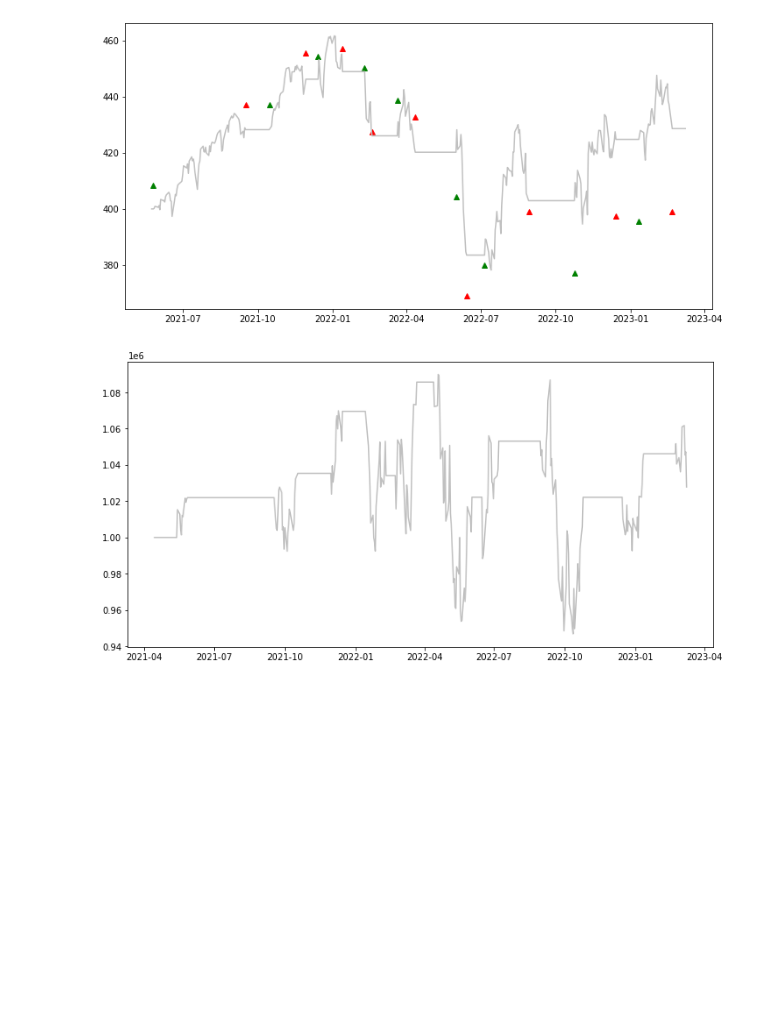
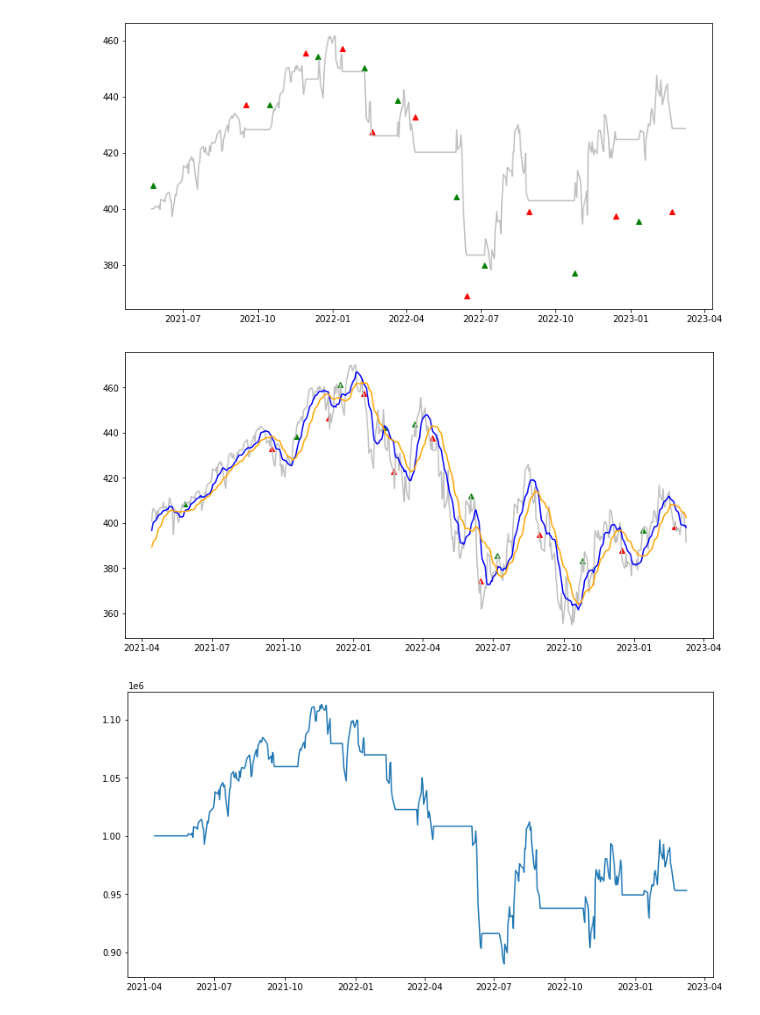
Before and after one commit to ag3nt3154/Quantitative_Finance_Modelling, a Jupyter notebook: testing.ipynb, the cells around one changed output. Drawn from its saved outputs; the diff is of its cells as text; code cells hidden in the pictures; blank space fills up the shorter version.

```diff
--- a/testing.ipynb
+++ b/testing.ipynb
@@ -132,28 +132,13 @@ plt.show()
 # %% [output]
 [figure]
 # %%
-def ma_crossover(input_arr, trader_state, **kwargs):
-    '''
-    input_arr = O, H, L, C, ADJC, V, S, S+1
-    trader_state = cash, position, position_value, portfolio_value, margin
-    '''
-    buy_threshold = get_attr(kwargs, 'buy_threshold', 0)
-    sell_threshold = get_attr(kwargs, 'sell_threshold', 0)
-    cash, position, position_value, portfolio_value, margin = trader_state
-    _, _, _, _, adjclose, volume, signal, signal_1 = input_arr
 
-    limit_order = np.zeros(2)
-    if  signal < buy_threshold and signal_1 > buy_threshold:
-        limit_order[0] = adjclose
-        limit_order[1] = cash // adjclose
-    elif signal > sell_threshold and signal_1 < sell_threshold:
-        limit_order[0] = adjclose
-        limit_order[1] = -position
-
-    return limit_order
 
 df = spy_df.copy()
 df = df.iloc[-500:]
+df['ma1'] = df['adjclose'].rolling(10).mean()
+df['ma2'] = df['adjclose'].rolling(20).mean()
+
 df['signal'] = df['adjclose'].rolling(10).mean() - df['adjclose'].rolling(20).mean()
 df['signal+1'] = df['signal'].shift(1)
 df = df.dropna()
@@ -173,37 +158,49 @@ trader_state = np.array([1e6, 0, 0, 1e6, 0])
 cash, position, position_value, portfolio_value, margin = trader_state
 
 for i in range(len(df)):
-    input_arr = df.loc[df.index[i], ['open', 'high', 'low', 'close', 'adjclose', 'volume', 'signal', 'signal+1']]
+    input_arr = df.loc[df.index[i], ['adjclose', 'signal', 'signal+1']]
     input_arr = np.array(input_arr)
     limit_order = ma_crossover(input_arr, trader_state)
     order_price = limit_order[0]
     order_quantity = limit_order[1]
     df.loc[df.index[i], 'order_price'] = order_price
     df.loc[df.index[i], 'order_quantity'] = order_quantity
 
     cash -= order_price * order_quantity
     position += order_quantity
     position_value = position * df.loc[df.index[i], 'adjclose']
     portfolio_value = cash + position_value
     if position_value != 0:
         margin = portfolio_value / abs(position_value)
     else:
         margin = None
 
     trader_state = (cash, position, position_value, portfolio_value, margin)
 
     df.loc[df.index[i], 'cash'] = cash
     df.loc[df.index[i], 'position'] = position
     df.loc[df.index[i], 'position_value'] = position_value
     df.loc[df.index[i], 'portfolio_value'] = portfolio_value
     df.loc[df.index[i], 'margin'] = margin
 
 
+df['buy_order'] = df['order_price']
+df['sell_order'] = df['order_price']
+df.loc[df['order_quantity'] <= 0, 'buy_order'] = None
+df.loc[df['order_quantity'] >= 0, 'sell_order'] = None
+
 plt.figure(figsize=(12,6))
-# plt.plot(df['date'], df['order_quantity'] / abs(df['order_quantity']), marker='^', color='green', linestyle='None')
-# plt.plot(trade['date'], trade['sell'], marker='^', color='red', linestyle='None')
-plt.plot(df['date'], df['portfolio_value'], color='silver')
+plt.plot(df['date'], df['buy_order'], marker='^', color='green', linestyle='None')
+plt.plot(df['date'], df['sell_order'], marker='^', color='red', linestyle='None')
+plt.plot(df['date'], df['adjclose'], color='silver')
+plt.plot(df['date'], df['ma1'], color='blue')
+plt.plot(df['date'], df['ma2'], color='orange')
 
 plt.show()
+
+plt.figure(figsize=(12,6))
+plt.plot(df['date'], df['portfolio_value'])
+plt.show()
 # %% [output]
-[figure, old version]
+[figure, new version]
+[figure, added]
```
Also changed, not shown: parts of 2 cells of this notebook, 2 other files.
